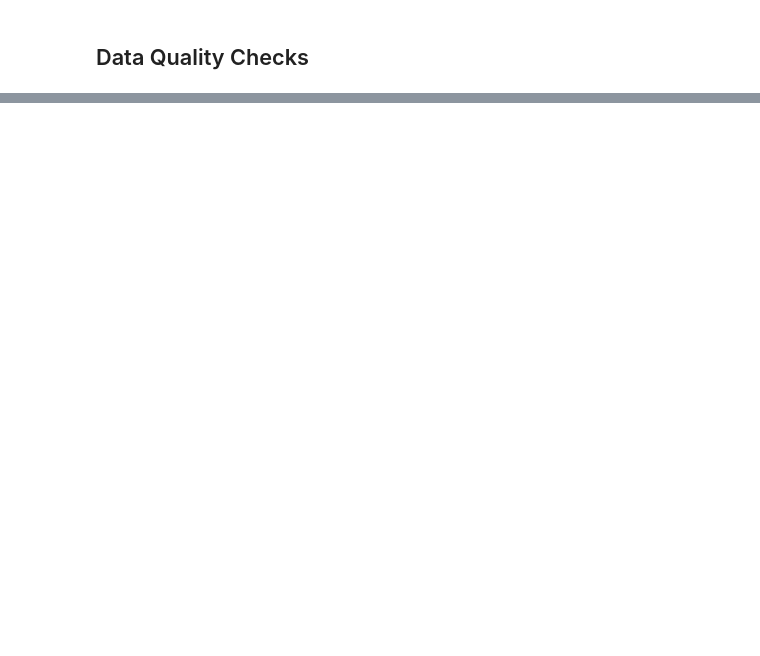
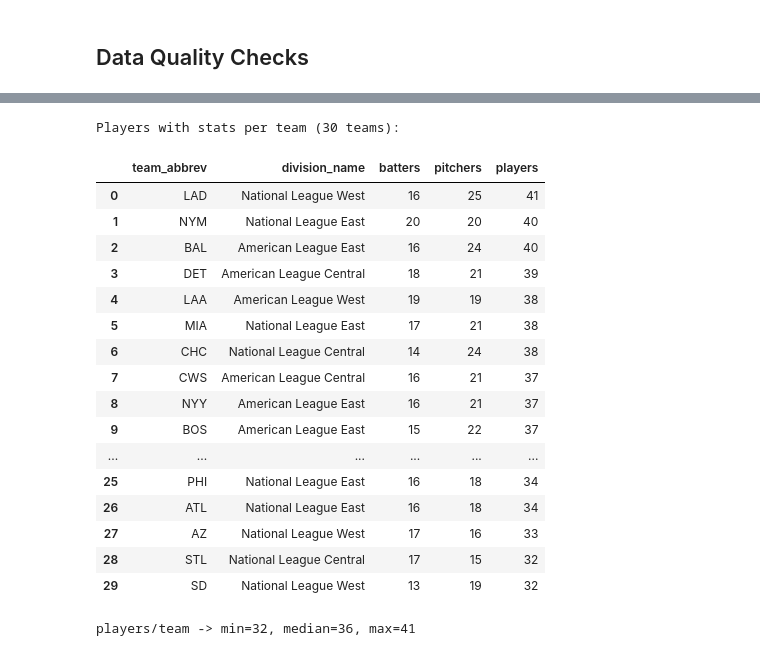
Before and after one commit to jondiaz10/baseball-analytics-portfolio, a Jupyter notebook: notebooks/data_profiling.ipynb, the cells around one changed output, grey strips where cells are left out. Saved outputs shown, nothing was run; the diff lists cells and outputs as text; code cells hidden in the pictures; blank space fills up the shorter version.

```diff
--- a/notebooks/data_profiling.ipynb
+++ b/notebooks/data_profiling.ipynb
@@ -551,0 +708,53 @@ game_date_distribution_df
+# %%
+# Player-with-stats distribution across the 30 teams. Sanity: fairly even,
+# no team wildly over/under-represented (would hint at a mapping skew).
+team_distribution_sql = f"""
+WITH bat AS (
+  SELECT team_id, COUNT(*) AS batters
+  FROM `{PROJECT_ID}.reporting.rpt_batter_season`
+  WHERE team_id IS NOT NULL GROUP BY team_id
+),
+pit AS (
+  SELECT team_id, COUNT(*) AS pitchers
+  FROM `{PROJECT_ID}.reporting.rpt_pitcher_season`
+  WHERE team_id IS NOT NULL GROUP BY team_id
+)
+SELECT t.team_abbrev, t.division_name,
+  COALESCE(bat.batters, 0) AS batters,
+  COALESCE(pit.pitchers, 0) AS pitchers,
+  COALESCE(bat.batters, 0) + COALESCE(pit.pitchers, 0) AS players
+FROM `{PROJECT_ID}.marts.dim_team` t
+LEFT JOIN bat ON bat.team_id = t.team_id
+LEFT JOIN pit ON pit.team_id = t.team_id
+ORDER BY players DESC
+"""
+team_distribution_df = run_query(team_distribution_sql)
+print(f"Players with stats per team ({len(team_distribution_df)} teams):")
+display(team_distribution_df)
+print(
+    "players/team -> min={}, median={}, max={}".format(
+        team_distribution_df["players"].min(),
+        int(team_distribution_df["players"].median()),
+        team_distribution_df["players"].max(),
+    )
+)
+# %% [output]
+Players with stats per team (30 teams):
+|  | team_abbrev | division_name | batters | pitchers | players |
+| 0 | LAD | National League West | 16 | 25 | 41 |
+| 1 | NYM | National League East | 20 | 20 | 40 |
+| 2 | BAL | American League East | 16 | 24 | 40 |
+| 3 | DET | American League Central | 18 | 21 | 39 |
+| 4 | LAA | American League West | 19 | 19 | 38 |
+| 5 | MIA | National League East | 17 | 21 | 38 |
+| 6 | CHC | National League Central | 14 | 24 | 38 |
+| 7 | CWS | American League Central | 16 | 21 | 37 |
+| 8 | NYY | American League East | 16 | 21 | 37 |
+| 9 | BOS | American League East | 15 | 22 | 37 |
+| ... | ... | ... | ... | ... | ... |
+| 25 | PHI | National League East | 16 | 18 | 34 |
+| 26 | ATL | National League East | 16 | 18 | 34 |
+| 27 | AZ | National League West | 17 | 16 | 33 |
+| 28 | STL | National League Central | 17 | 15 | 32 |
+| 29 | SD | National League West | 13 | 19 | 32 |
+players/team -> min=32, median=36, max=41
```
Also changed, not shown: parts of 26 cells of this notebook.
